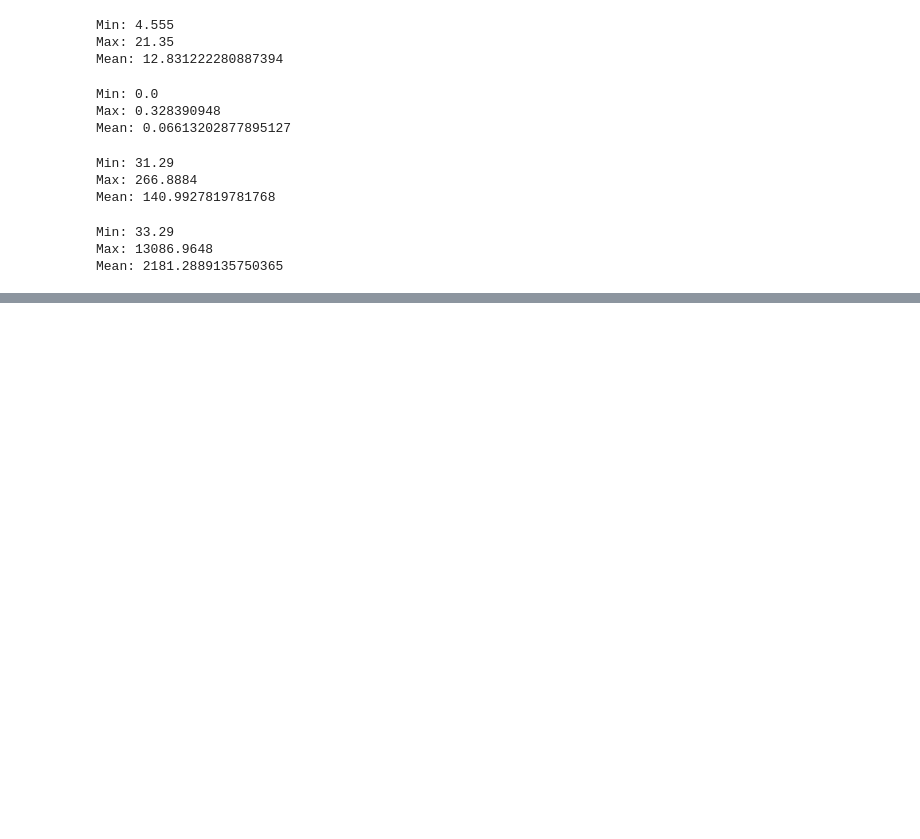
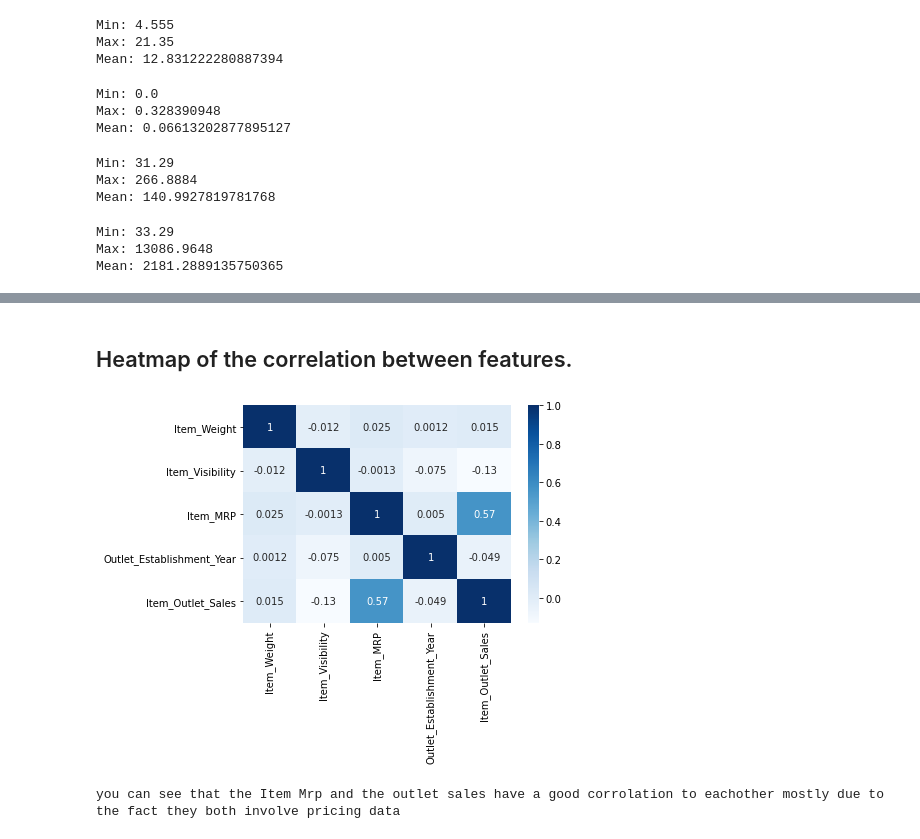
Before and after one commit to SpencerReno/sales-predictions, a Jupyter notebook: Sales_predictions.ipynb, the cells around one changed output, grey strips where cells are left out. Drawn from its saved outputs; the diff is of its cells as text; code cells hidden in the pictures; blank space fills up the shorter version.

```diff
--- a/Sales_predictions.ipynb
+++ b/Sales_predictions.ipynb
@@ -167,0 +206,10 @@ Mean: 2181.2889135750365
+# %% [markdown]
+## Heatmap of the correlation between features.
+# %%
+corr = sales_data.corr()
+sns.heatmap(corr, cmap='Blues', annot=True )
+plt.show()
+print('you can see that the Item Mrp and the outlet sales have a good corrolation to eachother mostly due to the fact they both involve pricing data')
+# %% [output]
+[figure, added]
+you can see that the Item Mrp and the outlet sales have a good corrolation to eachother mostly due to the fact they both involve pricing data
```
Also changed, not shown: parts of 10 cells of this notebook.
